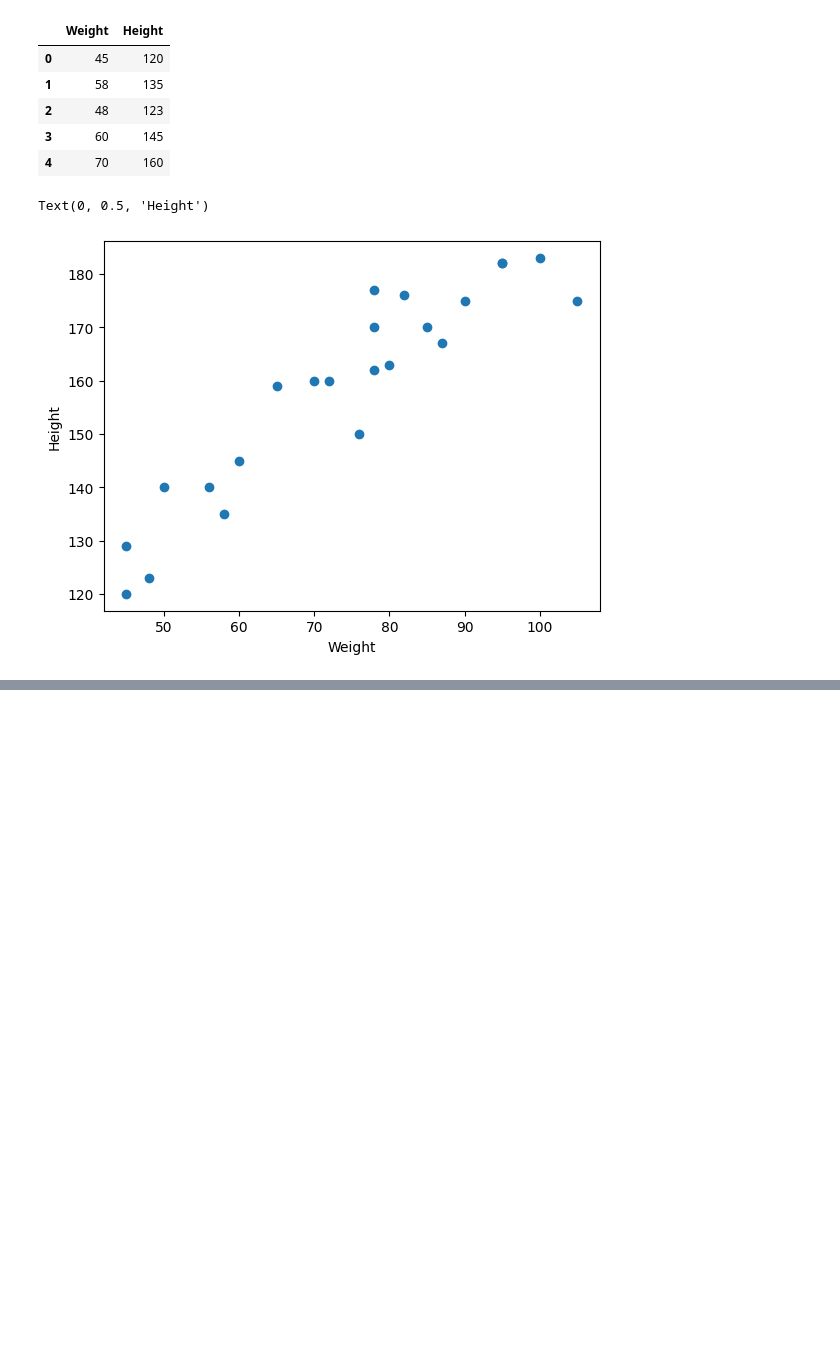
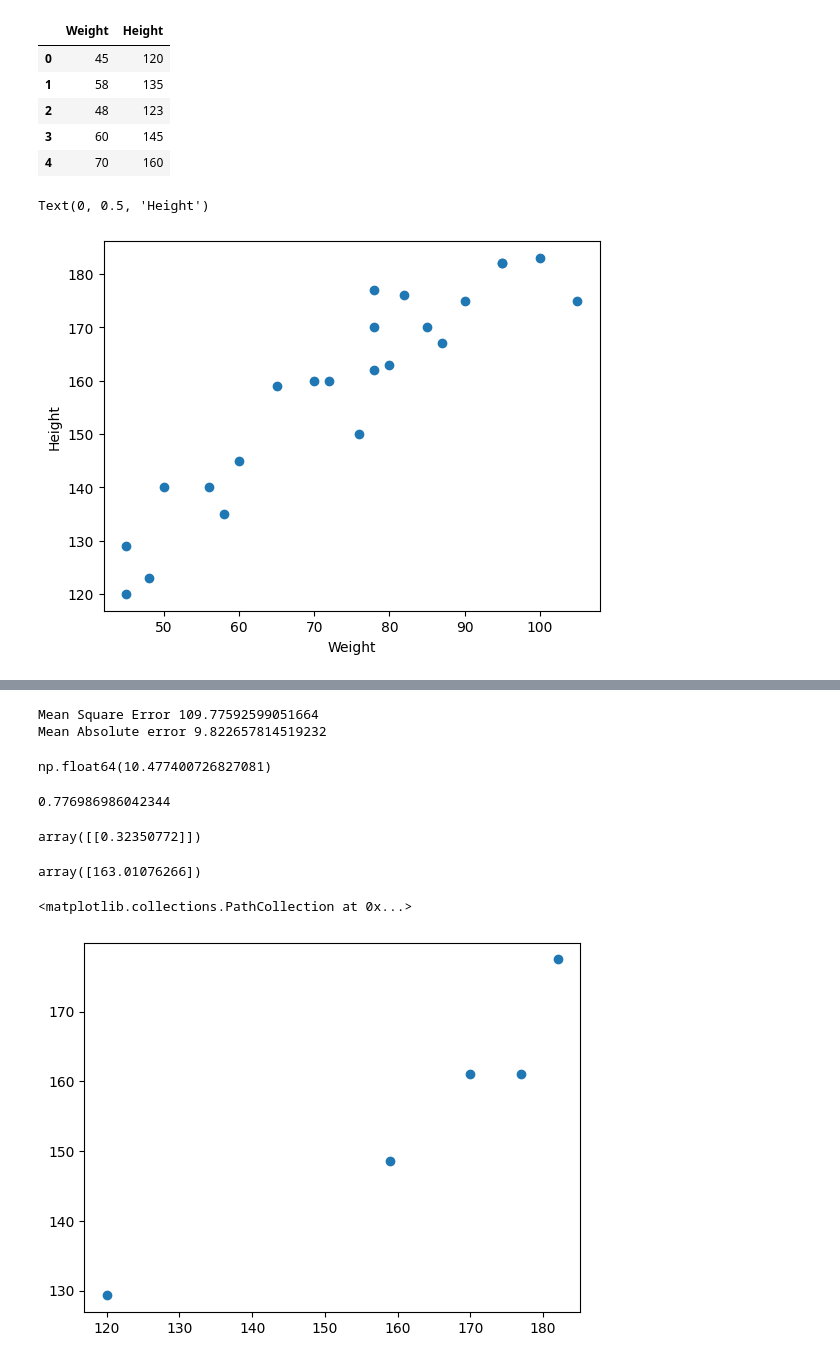
Before and after one commit to neelakandanoj/Machine-Learning-Projects, a Jupyter notebook: Algorithms/simpleLinearregression.ipynb, the cells around one changed output, grey strips where cells are left out. Drawn from its saved outputs; the diff is of its cells as text; code cells hidden in the pictures; blank space fills up the shorter version.

```diff
--- a/Algorithms/simpleLinearregression.ipynb
+++ b/Algorithms/simpleLinearregression.ipynb
@@ -38,0 +73,3 @@ x_train.shape,x_test.shape,y_train.shape,y_test.shape
+# %%
+y_pred=model.predict(x_test)
+y_pred,y_test
@@ -38,0 +91,34 @@ x_train.shape,x_test.shape,y_train.shape,y_test.shape
+# %%
+from sklearn.metrics import mean_absolute_error,mean_squared_error
+mae=mean_absolute_error(y_test,y_pred)
+mse=mean_squared_error(y_test,y_pred)
+rmse=np.sqrt(mse)
+print("Mean Square Error",mse)
+print("Mean Absolute error",mae)
+rmse
+# %% [output]
+Mean Square Error 109.77592599051664
+Mean Absolute error 9.822657814519232
+np.float64(10.477400726827081)
+# %%
+from sklearn.metrics import r2_score
+score=r2_score(y_test,y_pred)
+score
+# %% [output]
+0.776986986042344
+# %%
+###New DataPoint
+
+scaled_weight=scaler.transform([[80]])
+scaled_weight
+# %% [output]
+array([[0.32350772]])
+# %%
+model.predict([scaled_weight[0]])
+# %% [output]
+array([163.01076266])
+# %%
+plt.scatter(y_test,y_pred)
+# %% [output]
+<matplotlib.collections.PathCollection at 0x...>
+[figure, added]
```
Also changed, not shown: parts of 13 cells of this notebook.
